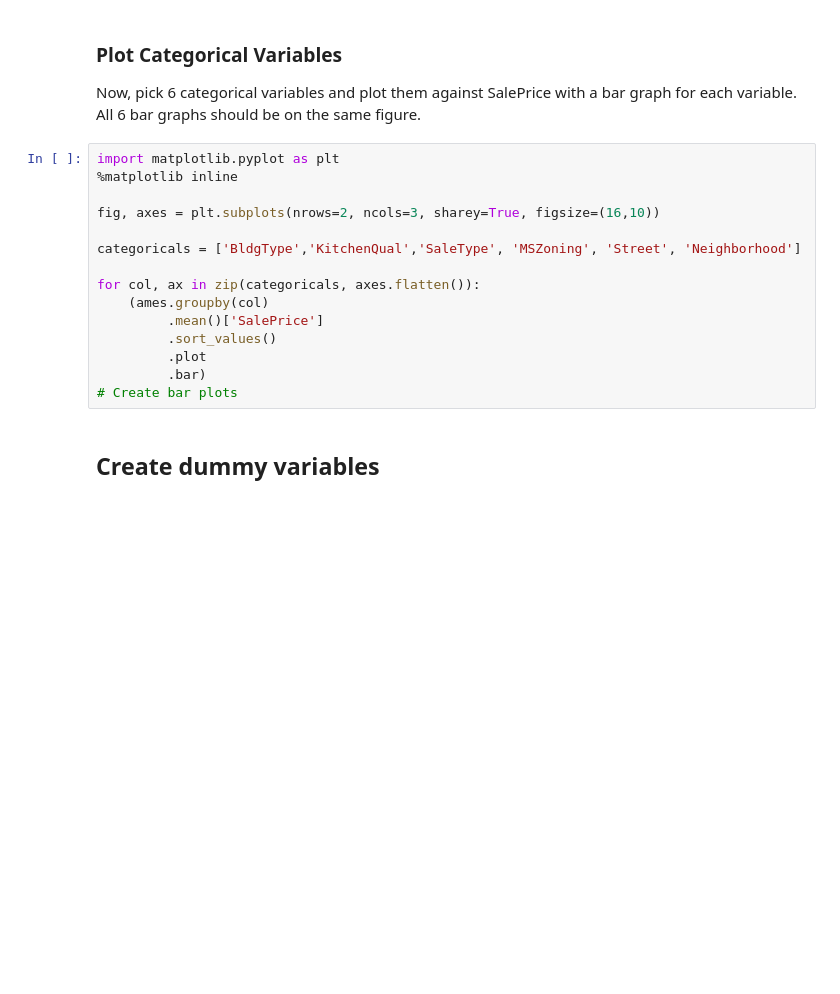
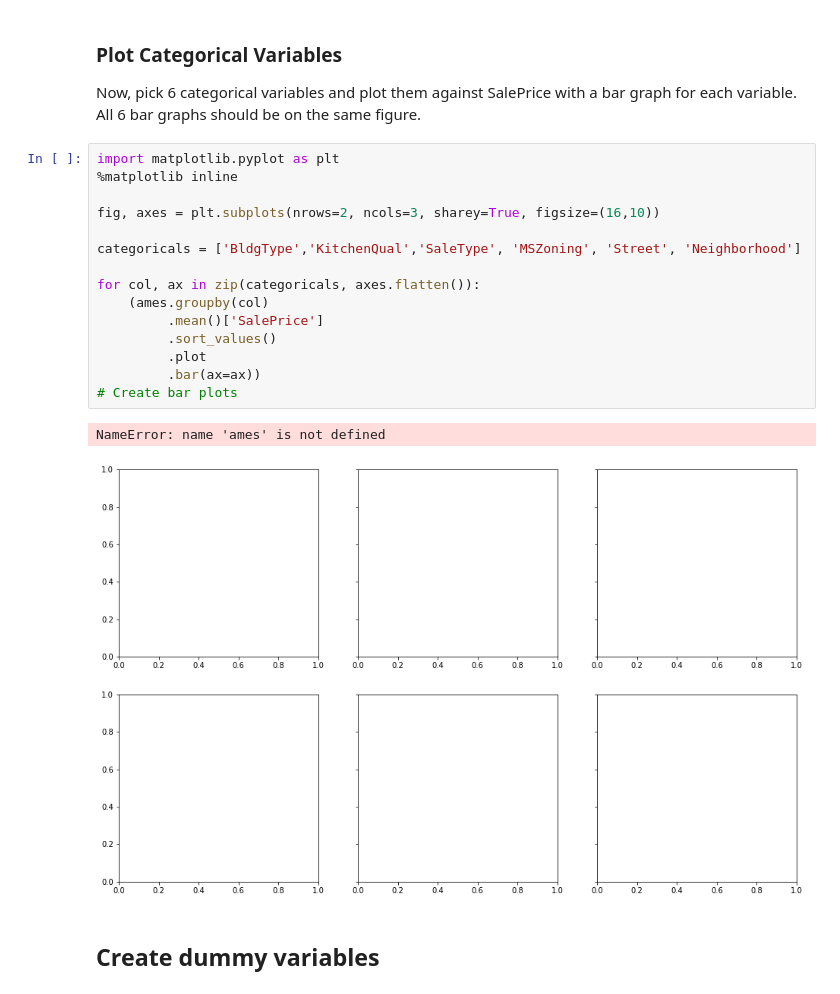
Before and after one commit to tcrispi/dsc-dealing-with-categorical-variables-lab-hbs-ds-060120, a Jupyter notebook: index.ipynb, the cells around one changed output. Saved outputs shown, nothing was run; the diff lists cells and outputs as text; blank space fills up the shorter version.

```diff
--- a/index.ipynb
+++ b/index.ipynb
@@ -117,18 +117,21 @@ Now, pick 6 categorical variables and plot them against SalePrice with a bar gra
 # %%
 import matplotlib.pyplot as plt
 %matplotlib inline
 
 fig, axes = plt.subplots(nrows=2, ncols=3, sharey=True, figsize=(16,10))
 
 categoricals = ['BldgType','KitchenQual','SaleType', 'MSZoning', 'Street', 'Neighborhood']
 
 for col, ax in zip(categoricals, axes.flatten()):
     (ames.groupby(col)
          .mean()['SalePrice']
          .sort_values()
          .plot
-         .bar)
+         .bar(ax=ax))
 # Create bar plots
+# %% [output]
+NameError: name 'ames' is not defined
+[figure, added]
 # %% [markdown]
 ## Create dummy variables
 # %% [markdown]
```
